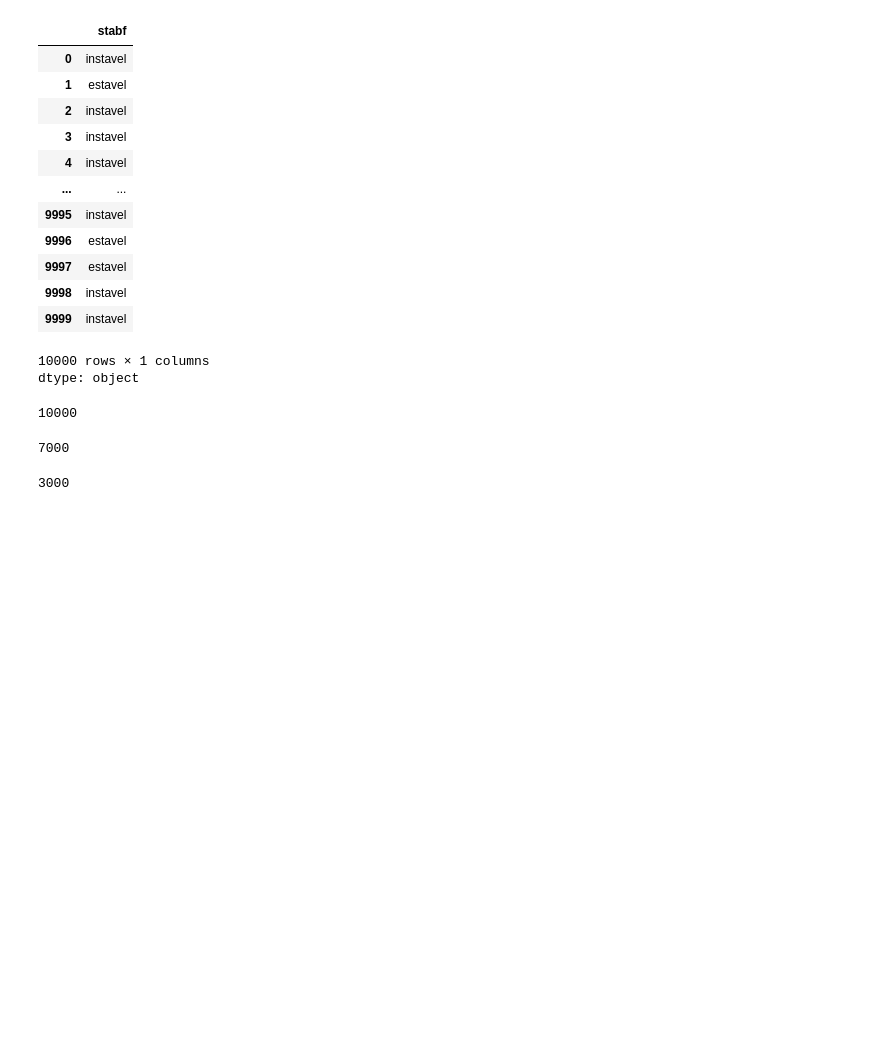
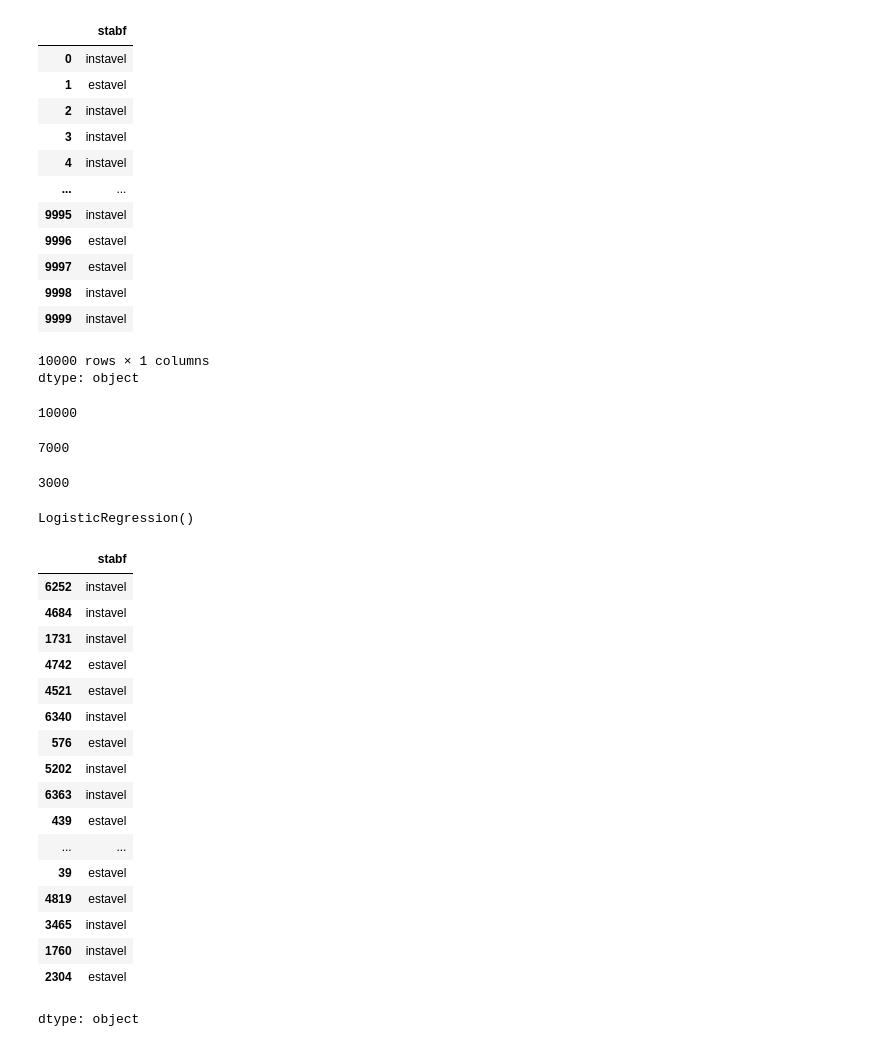
Before and after one commit to junnishiye/SERS_2semestre_checkpoint_2, a Jupyter notebook: aula_6_SERS_ml_.ipynb, the cells around one changed output. Cells and saved outputs as stored; diff of their text form; code cells hidden in the pictures; blank space fills up the shorter version.

```diff
--- a/aula_6_SERS_ml_.ipynb
+++ b/aula_6_SERS_ml_.ipynb
@@ -151,0 +155,26 @@ X_test.shape[0]
+# %%
+# Treinando o modelo
+modelo.fit(X_train, y_train)
+# %% [output]
+LogisticRegression()
+# %%
+y_test[:50]
+# %% [output]
+|  | stabf |
+| 6252 | instavel |
+| 4684 | instavel |
+| 1731 | instavel |
+| 4742 | estavel |
+| 4521 | estavel |
+| 6340 | instavel |
+| 576 | estavel |
+| 5202 | instavel |
+| 6363 | instavel |
+| 439 | estavel |
+| ... | ... |
+| 39 | estavel |
+| 4819 | estavel |
+| 3465 | instavel |
+| 1760 | instavel |
+| 2304 | estavel |
+dtype: object
```
Also changed, not shown: parts of 6 cells of this notebook.
